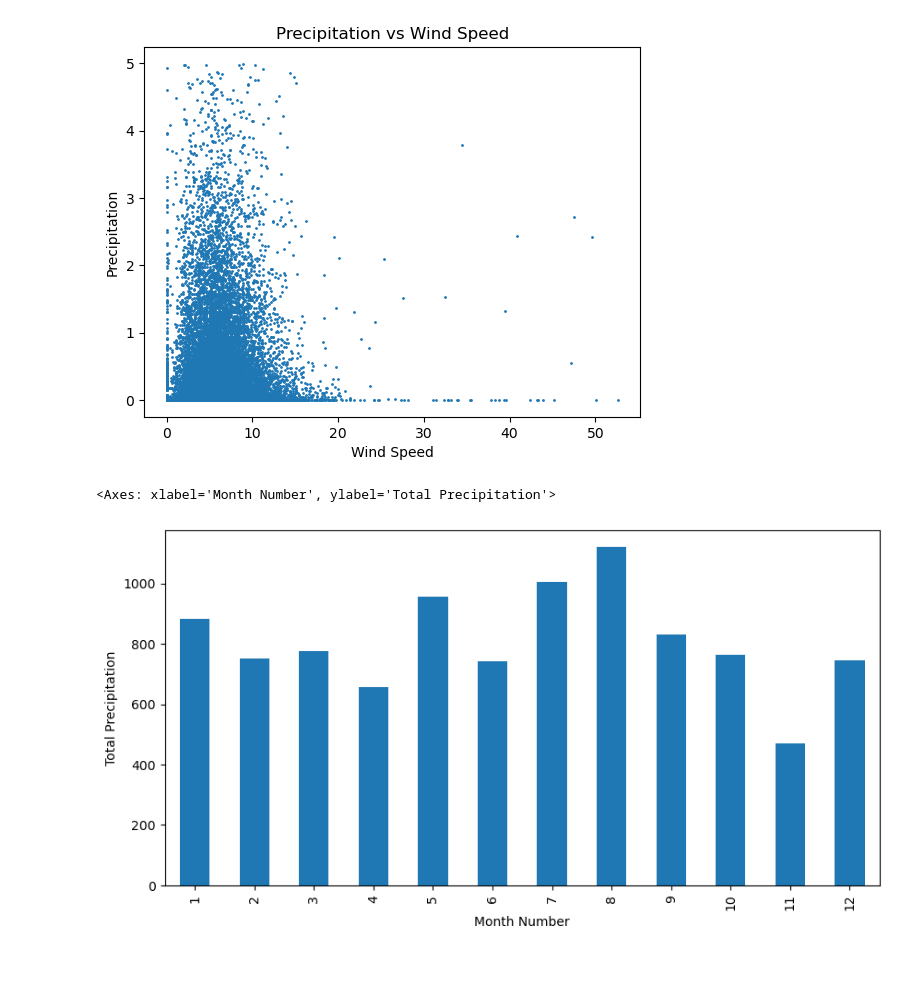
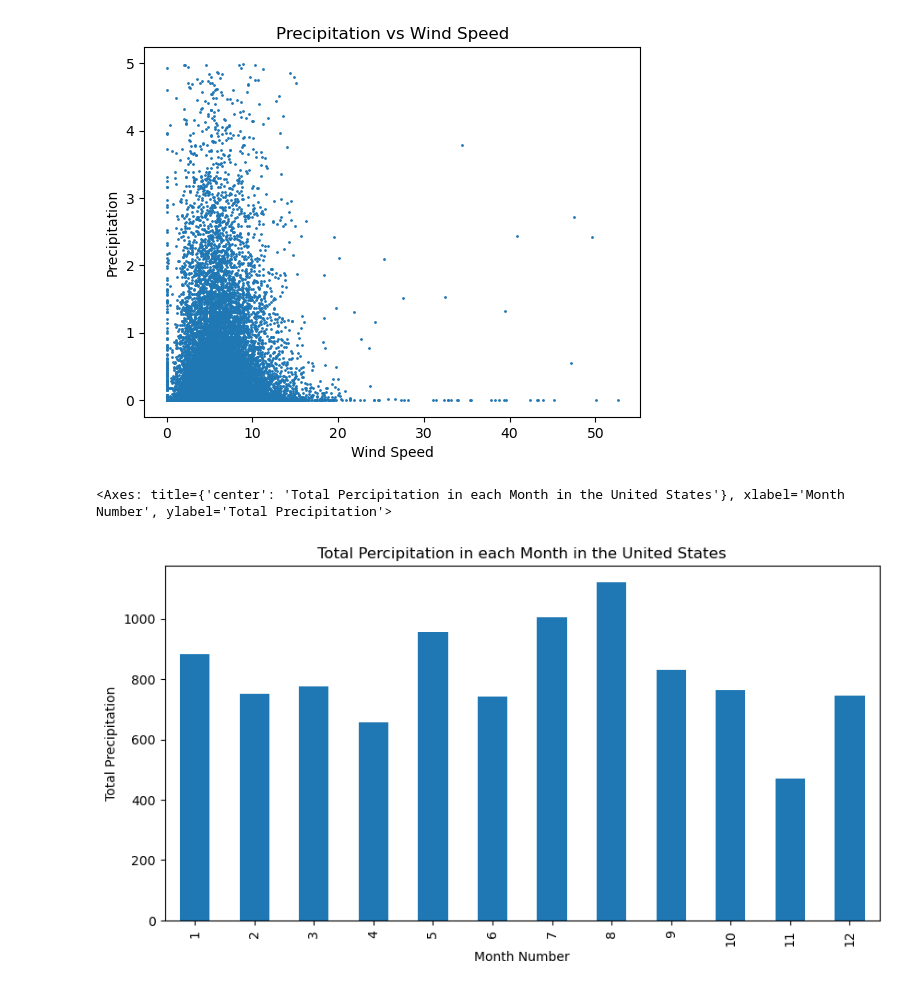
Before and after one commit to LiamTanner/c2130-project, a Jupyter notebook: analysis.ipynb, the cells around one changed output. Saved outputs shown, nothing was run; the diff lists cells and outputs as text; code cells hidden in the pictures.

```diff
--- a/analysis.ipynb
+++ b/analysis.ipynb
@@ -96,8 +104,8 @@ plt.show()
 [figure]
 # %%
 total_yearly_rain = weather_data.groupby('Date_Month')['Data_Precipitation'].sum()
-total_yearly_rain.plot(kind= 'bar', figsize=(10,5), xlabel="Month Number", ylabel="Total Precipitation")
+total_yearly_rain.plot(kind= 'bar', figsize=(10,5), xlabel="Month Number", ylabel="Total Precipitation",title= "Total Percipitation in each Month in the United States")
 # %% [output]
-<Axes: xlabel='Month Number', ylabel='Total Precipitation'>
+<Axes: title={'center': 'Total Percipitation in each Month in the United States'}, xlabel='Month Number', ylabel='Total Precipitation'>
-[figure, old version]
+[figure, new version]
 # %%
```
Also changed, not shown: parts of 4 cells of this notebook.
